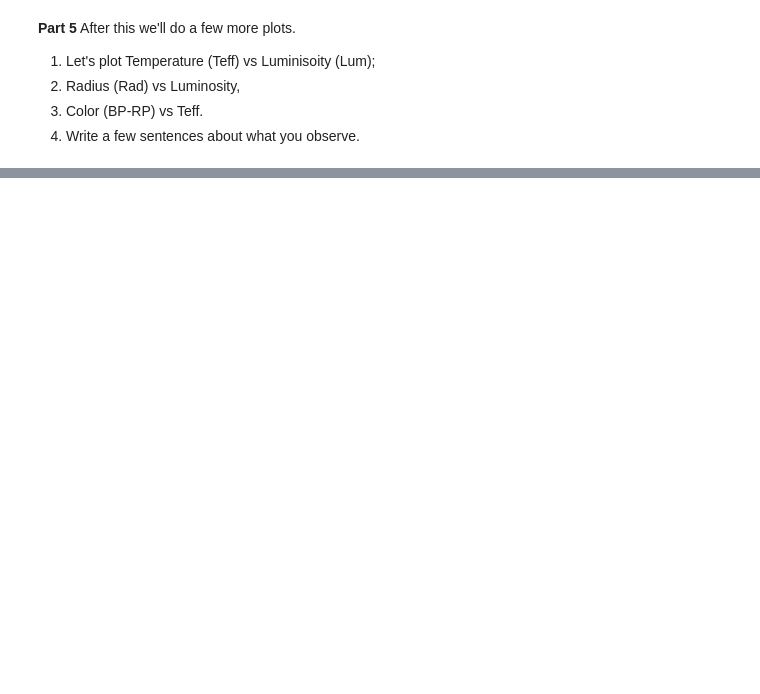
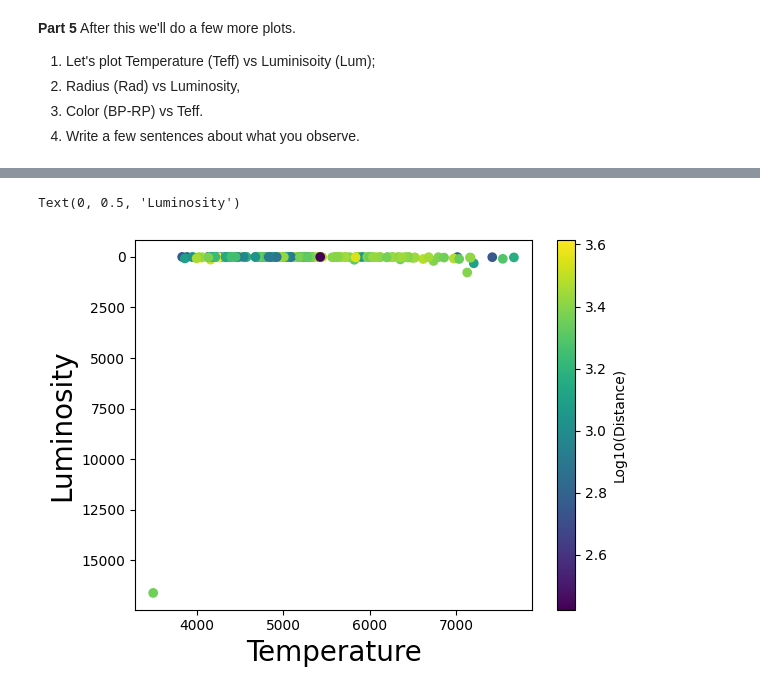
Before and after one commit to RandleRaccoon/PHYS_3025, a Jupyter notebook: PHYS_3025_Activity_1.ipynb, the cells around one changed output, grey strips where cells are left out. Cells and saved outputs as stored; diff of their text form; code cells hidden in the pictures; blank space fills up the shorter version.

```diff
--- a/PHYS_3025_Activity_1.ipynb
+++ b/PHYS_3025_Activity_1.ipynb
@@ -257,0 +297,12 @@ Answers can go here (click this cell)
+# %%
+#code for part 5 goes here
+#Temperature vs Luminosity
+plt.scatter(data_clean["Teff"],data_clean["Lum"],c=np.log10(distance))
+cbar=plt.colorbar()
+cbar.set_label('Log10(Distance)')
+plt.ylim(reversed(plt.ylim())) # flip the y-axis
+plt.xlabel("Temperature", fontsize=20)
+plt.ylabel("Luminosity", fontsize=20)
+# %% [output]
+Text(0, 0.5, 'Luminosity')
+[figure, added]
```
Also changed, not shown: parts of 13 cells of this notebook.
